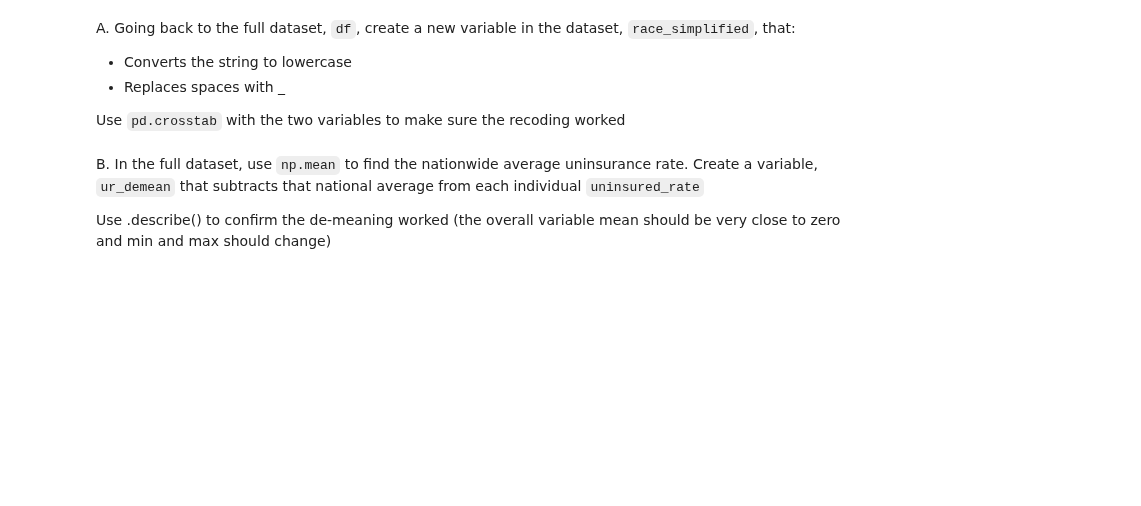
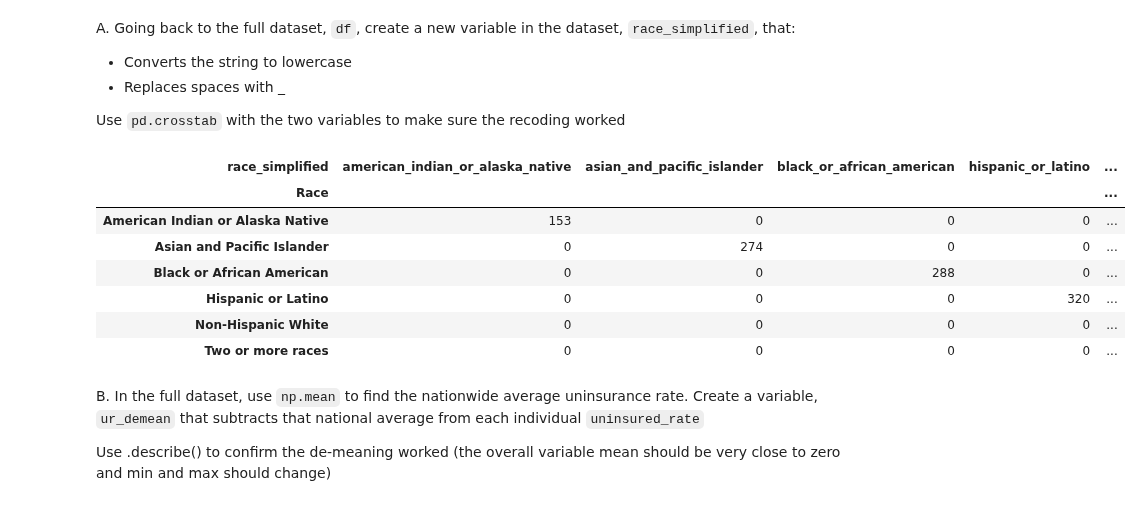
Before and after one commit to rebeccajohnson88/PPOL5203_fall2026, a Jupyter notebook: activities/_week6_activity.ipynb, the cells around one changed output. Drawn from its saved outputs; the diff is of its cells as text; code cells hidden in the pictures; blank space fills up the shorter version.

```diff
--- a/activities/_week6_activity.ipynb
+++ b/activities/_week6_activity.ipynb
@@ -19,3 +37,3 @@ os.getcwd()
 # %%
-df = pd.read_csv("../datasets/childnoinsur_complete.csv")
+df = pd.read_csv("childnoinsur_complete.csv")
 df.head()
@@ -83,6 +254,17 @@ A. Going back to the full dataset, `df`, create a new variable in the dataset, `
 Use `pd.crosstab` with the two variables to make sure the recoding worked
 # %%
 ## your code here
+df['race_simplified'] = df.Race.str.replace(" ", "_").str.lower()
+pd.crosstab(df.Race, df.race_simplified)
+# %% [output]
+| race_simplified | american_indian_or_alaska_native | asian_and_pacific_islander | black_or_african_american | hispanic_or_latino | ... |
+| Race |  |  |  |  | ... |
+| American Indian or Alaska Native | 153 | 0 | 0 | 0 | ... |
+| Asian and Pacific Islander | 0 | 274 | 0 | 0 | ... |
+| Black or African American | 0 | 0 | 288 | 0 | ... |
+| Hispanic or Latino | 0 | 0 | 0 | 320 | ... |
+| Non-Hispanic White | 0 | 0 | 0 | 0 | ... |
+| Two or more races | 0 | 0 | 0 | 0 | ... |
 # %% [markdown]
 B. In the full dataset, use `np.mean` to find the nationwide average uninsurance rate. Create a variable, `ur_demean` that subtracts that national average from each individual `uninsured_rate`
 
```
Also changed, not shown: parts of 16 cells of this notebook, 19 other files.
